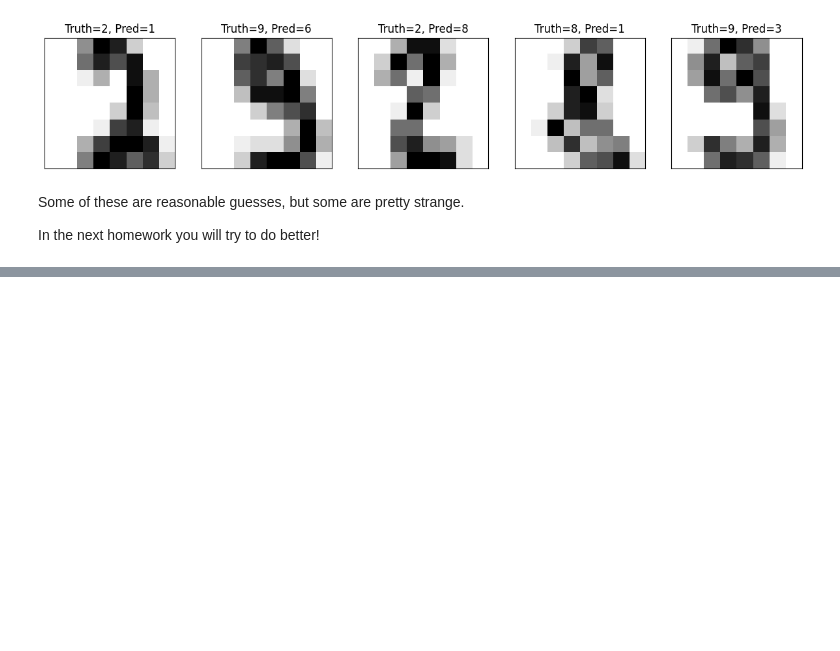
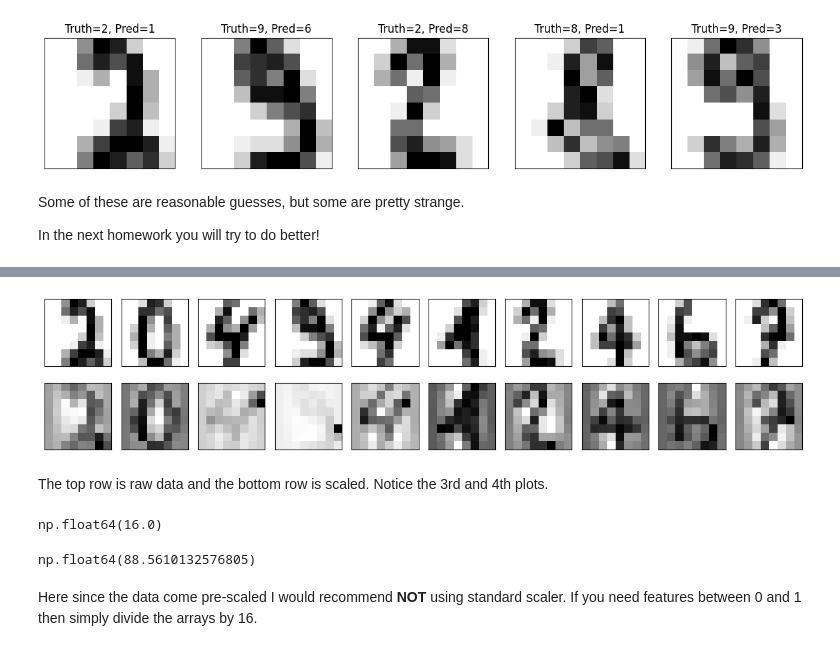
Before and after one commit to mdaugherity/MachineLearning2026, a Jupyter notebook: tutorial/Tutorial_13_Digits_Dataset.ipynb, the cells around one changed output, grey strips where cells are left out. Cells and saved outputs as stored; diff of their text form; code cells hidden in the pictures; blank space fills up the shorter version.

```diff
--- a/tutorial/Tutorial_13_Digits_Dataset.ipynb
+++ b/tutorial/Tutorial_13_Digits_Dataset.ipynb
@@ -224,0 +276,31 @@ In the next homework you will try to do better!
+# %%
+X_test_scaled = s.transform(X_test)
+# %%
+plt.figure(figsize=(12,3))
+for i in range(10):
+  plt.subplot(2,10,i+1)
+  plt.imshow(X_test[i].reshape(8,8), cmap='binary')
+  plt.xticks(ticks=[])
+  plt.yticks(ticks=[])
+
+  plt.subplot(2,10,i+11)
+  plt.imshow(X_test_scaled[i].reshape(8,8), cmap='binary')
+  plt.xticks(ticks=[])
+  plt.yticks(ticks=[])
+
+plt.tight_layout()
+plt.show()
+# %% [output]
+[figure, added]
+# %% [markdown]
+The top row is raw data and the bottom row is scaled.  Notice the 3rd and 4th plots.
+# %%
+X_test.max()
+# %% [output]
+np.float64(16.0)
+# %%
+X_test_scaled.max()
+# %% [output]
+np.float64(88.5610132576805)
+# %% [markdown]
+Here since the data come pre-scaled I would recommend **NOT** using standard scaler.  If you need features between 0 and 1 then simply divide the arrays by 16.
```
Also changed, not shown: parts of 9 cells of this notebook.
